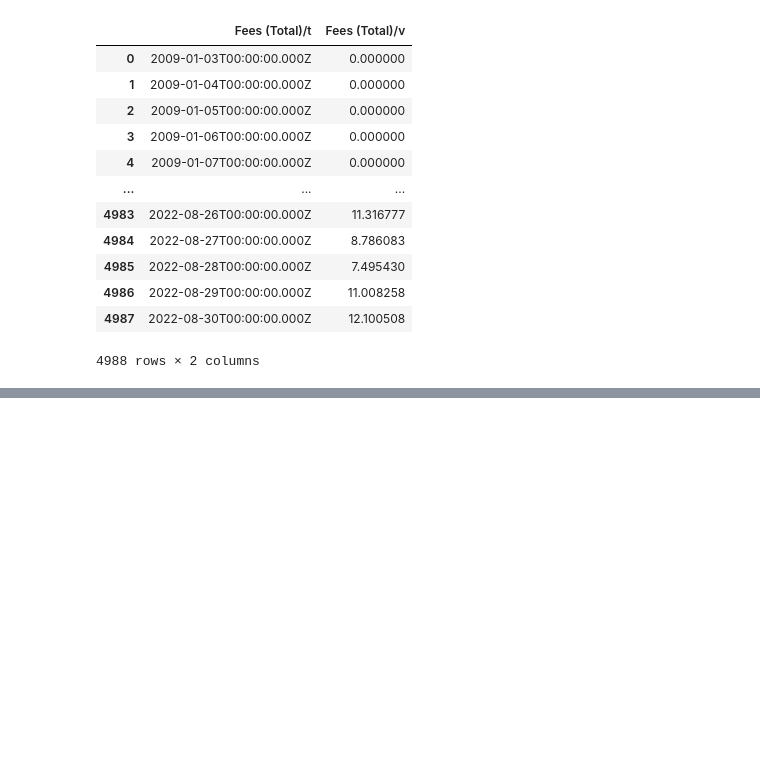
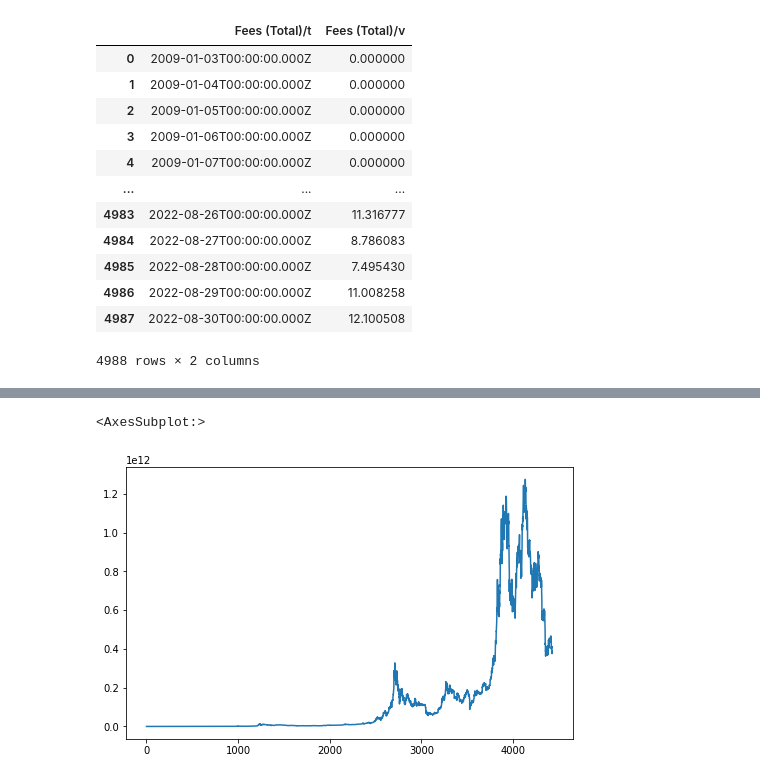
Before and after one commit to CasellaJr/Forecasting-Blockchain-indicators-for-analyzing-BTC-future-price, a Jupyter notebook: Time Series.ipynb, the cells around one changed output, grey strips where cells are left out. Saved outputs shown, nothing was run; the diff lists cells and outputs as text; code cells hidden in the pictures; blank space fills up the shorter version.

```diff
--- a/Time Series.ipynb
+++ b/Time Series.ipynb
@@ -156,0 +189,6 @@ fees
+# %%
+plt.figure(figsize=(8,5))
+market_cap_usd["Market Cap/v"].plot()
+# %% [output]
+<AxesSubplot:>
+[figure, added]
```
Also changed, not shown: parts of 14 cells of this notebook.
